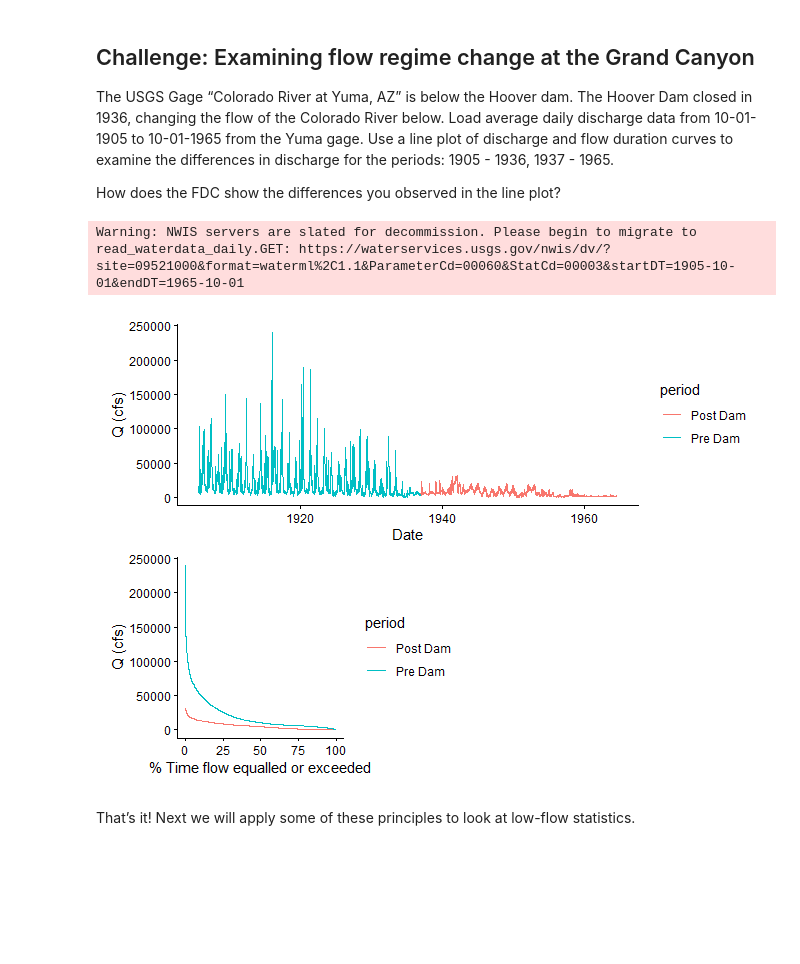
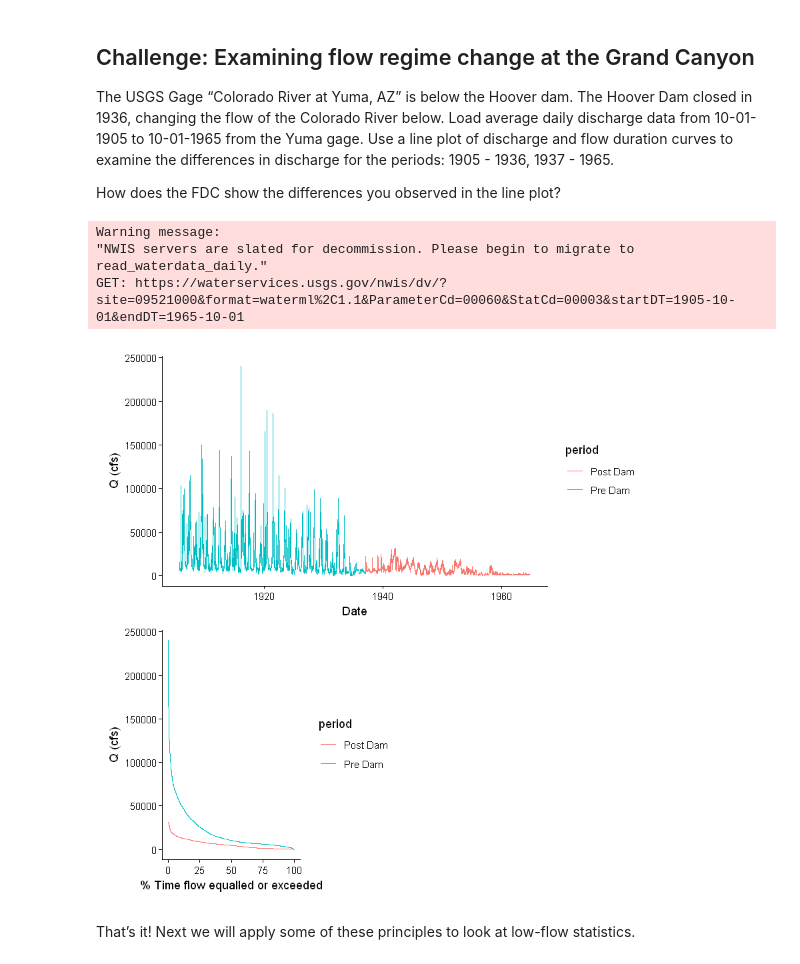
Before and after one commit to abnerbog/9-Flow-Duration-Curves, a Jupyter notebook: 09-Flow_Duration_Curves.ipynb, the cells around one changed output. Cells and saved outputs as stored; diff of their text form; code cells hidden in the pictures; blank space fills up the shorter version.

```diff
--- a/09-Flow_Duration_Curves.ipynb
+++ b/09-Flow_Duration_Curves.ipynb
@@ -39,0 +32,9 @@ Warning: package 'tidyverse' was built under R version 4.3.3Warning: package 're
+# %%
+library(tidyverse)
+library(dataRetrieval)
+library(lubridate)
+library(patchwork)
+
+#set plot theme for the document so we
+#don't have to do it in every plot
+theme_set(theme_classic())
@@ -252,21 +279,34 @@ How does the FDC show the differences you observed in the line plot?
 # %%
 siteid <- "09521000"
 startDate <- "1905-10-01"
 endDate <- "1965-10-01"
 parameter <- "00060"
 
 WS <- readNWISdv(siteid, parameter, startDate, endDate) |>
   renameNWISColumns() |>
   mutate(year = year(Date)) |>
   mutate(period = case_when( year <= 1936 ~ "Pre Dam",
                              year > 1936  ~ "Post Dam")) |>
   group_by(period) |>
   mutate(rank = rank(-Flow)) |>
   mutate(P = 100 * (rank / (length(Flow) + 1)))
+
+flow <- ggplot(WS, aes(Date, Flow, color = period))+
+  geom_line()+
+  ylab("Q (cfs)")
+
+fdc <- WS |> ggplot(aes(x = P, y = Flow, color = period))+
+  geom_line()+
+  #scale_y_log10()+
+  xlab("% Time flow equalled or exceeded")+
+  ylab("Q (cfs)")
+
+flow / (fdc + plot_spacer())
 # %% [output]
-Warning: NWIS servers are slated for decommission. Please begin to migrate to
-read_waterdata_daily.GET: https://waterservices.usgs.gov/nwis/dv/?site=09521000&format=waterml%2C1.1&ParameterCd=00060&StatCd=00003&startDT=1905-10-01&endDT=1965-10-01
+Warning message:
+"NWIS servers are slated for decommission. Please begin to migrate to read_waterdata_daily."
+GET: https://waterservices.usgs.gov/nwis/dv/?site=09521000&format=waterml%2C1.1&ParameterCd=00060&StatCd=00003&startDT=1905-10-01&endDT=1965-10-01
-[figure, old version]
+[figure, new version]
 # %% [markdown]
 That’s it! Next we will apply some of these principles to look at
 low-flow statistics.
```
Also changed, not shown: parts of 10 cells of this notebook, 1 other file.
